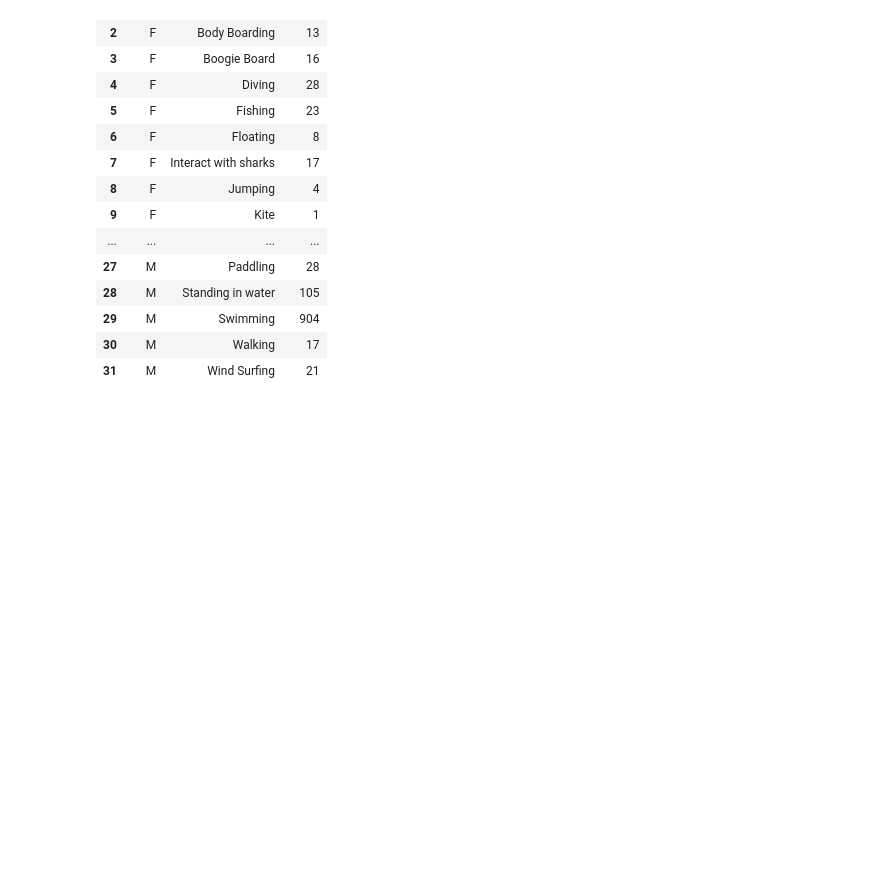
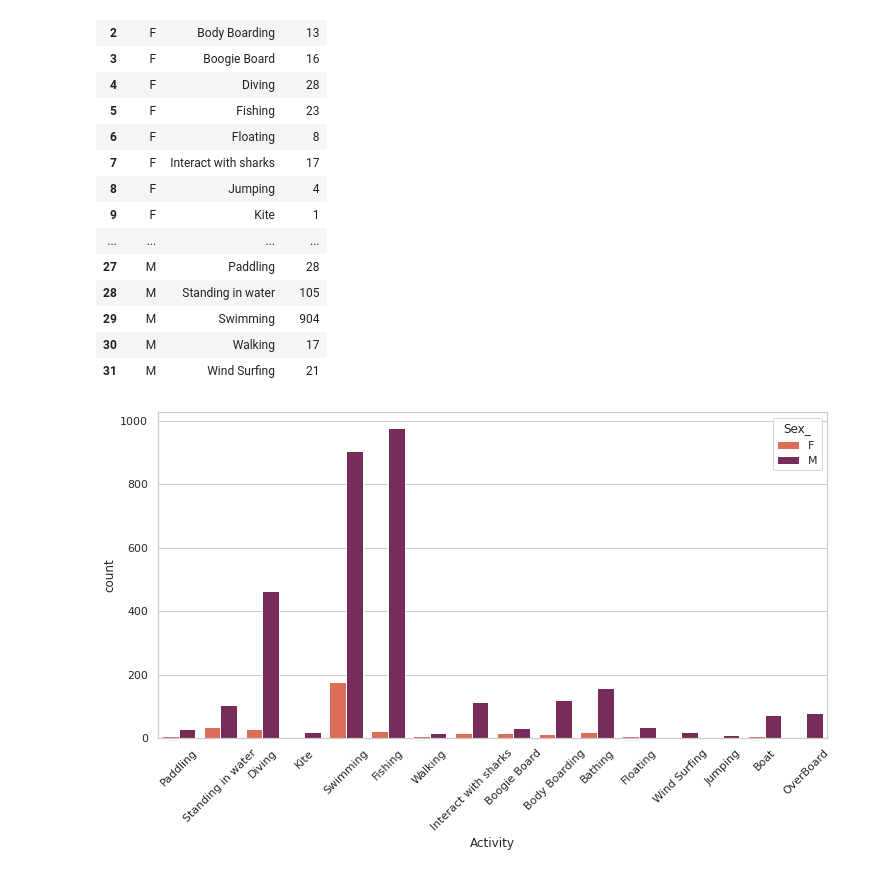
Before and after one commit to Beapsp/proyecto1_pandas, a Jupyter notebook: Proyecto_Pandas_visualización.ipynb, the cells around one changed output. Drawn from its saved outputs; the diff is of its cells as text; code cells hidden in the pictures; blank space fills up the shorter version.

```diff
--- a/Proyecto_Pandas_visualización.ipynb
+++ b/Proyecto_Pandas_visualización.ipynb
@@ -83,0 +103,5 @@ barplot = sns.barplot(x="year", y="passengers", data=vuelos,ci="sd");
+# %%
+sns.countplot(x="Activity", hue="Sex_", data = df_sex_activity, palette="rocket_r")
+plt.xticks(rotation=45);
+# %% [output]
+[figure, added]
```
Also changed, not shown: parts of 34 cells of this notebook, 2 other files.
